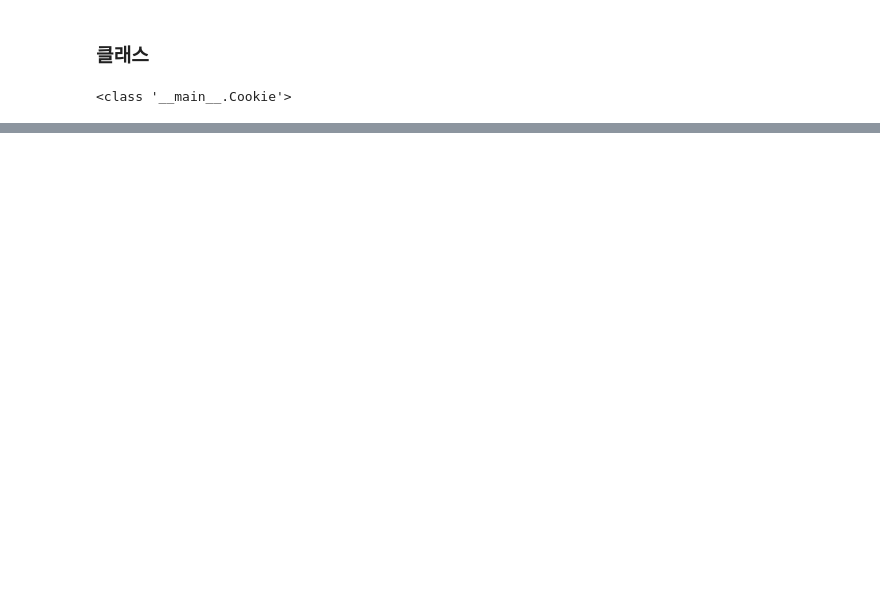
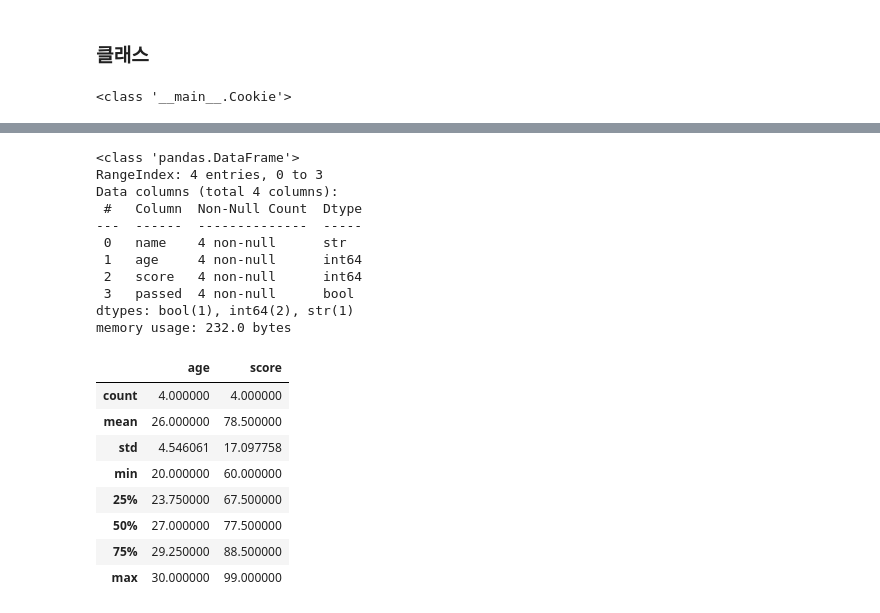
Before and after one commit to juni99/Python-project, a Jupyter notebook: 20260309.ipynb, the cells around one changed output, grey strips where cells are left out. Cells and saved outputs as stored; diff of their text form; code cells hidden in the pictures; blank space fills up the shorter version.

```diff
--- a/20260309.ipynb
+++ b/20260309.ipynb
@@ -36,0 +415,9 @@ print(cal1.add(),cal1.sub(),cal1.mul(),cal1.div())
+# %%
+data = {
+    'name':['SON'],
+    'age':[29],
+    'score':[99],
+    'passed': [True]
+}
+df2 = pd.DataFrame(data)
+df2
@@ -36,0 +427,3 @@ print(cal1.add(),cal1.sub(),cal1.mul(),cal1.div())
+# %%
+df['passed'] = df['score'] >= 70
+df
@@ -36,0 +435,3 @@ print(cal1.add(),cal1.sub(),cal1.mul(),cal1.div())
+# %%
+df3 = pd.concat([df,df2], ignore_index=True)
+print(df3)
@@ -36,0 +453,3 @@ print(cal1.add(),cal1.sub(),cal1.mul(),cal1.div())
+# %%
+df3.loc[0, 'score'] = 85
+df3
@@ -36,0 +462,24 @@ print(cal1.add(),cal1.sub(),cal1.mul(),cal1.div())
+# %%
+df3.info()
+df3.describe() # NaN 은 카운팅하지 않음
+# %% [output]
+<class 'pandas.DataFrame'>
+RangeIndex: 4 entries, 0 to 3
+Data columns (total 4 columns):
+ #   Column  Non-Null Count  Dtype
+---  ------  --------------  -----
+ 0   name    4 non-null      str
+ 1   age     4 non-null      int64
+ 2   score   4 non-null      int64
+ 3   passed  4 non-null      bool
+dtypes: bool(1), int64(2), str(1)
+memory usage: 232.0 bytes
+|  | age | score |
+| count | 4.000000 | 4.000000 |
+| mean | 26.000000 | 78.500000 |
+| std | 4.546061 | 17.097758 |
+| min | 20.000000 | 60.000000 |
+| 25% | 23.750000 | 67.500000 |
+| 50% | 27.000000 | 77.500000 |
+| 75% | 29.250000 | 88.500000 |
+| max | 30.000000 | 99.000000 |
```
Also changed, not shown: parts of 62 cells of this notebook, 13 other files.
